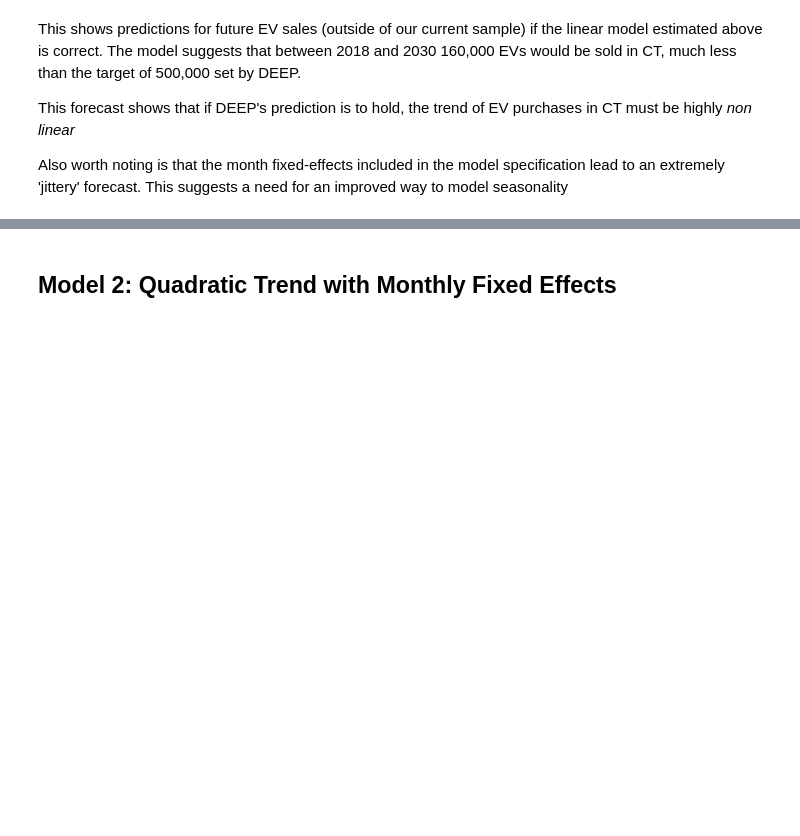
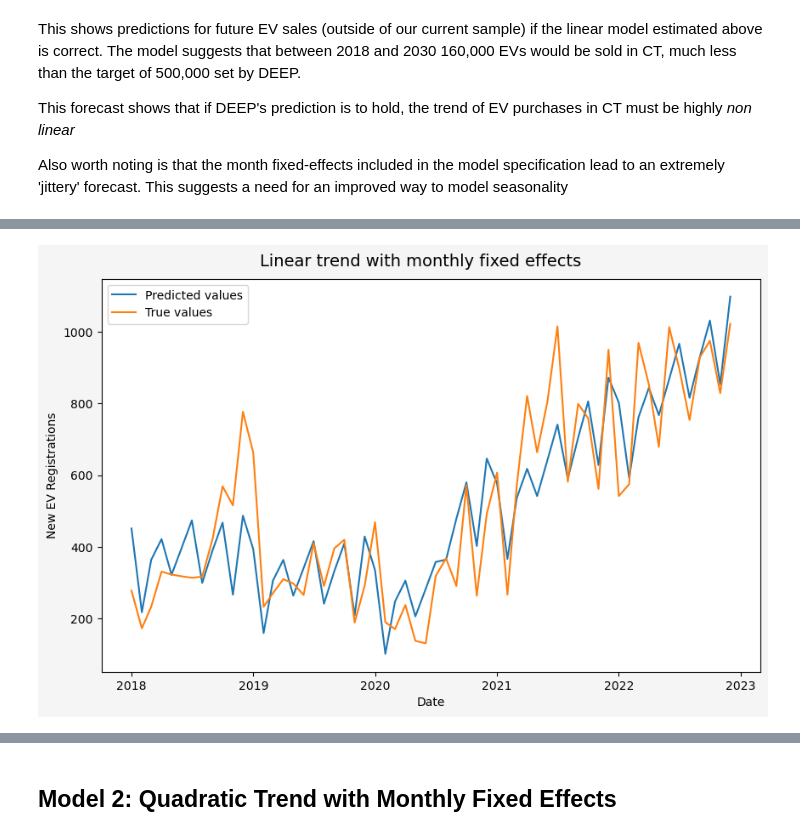
Before and after one commit to rajanoureddine/ctdot-tobin-yse, a Jupyter notebook: 4_forecasting/simple_forecast.ipynb, the cells around one changed output, grey strips where cells are left out. Saved outputs shown, nothing was run; the diff lists cells and outputs as text; code cells hidden in the pictures; blank space fills up the shorter version.

```diff
--- a/4_forecasting/simple_forecast.ipynb
+++ b/4_forecasting/simple_forecast.ipynb
@@ -326,0 +413,5 @@ Also worth noting is that the month fixed-effects included in the model specific
+# %%
+form_1a = form+ "+" + "post_jun_2020" + "+post_jun_2020*time"
+lsdv_model_1a = smf.ols(formula=form_1a, data=ev_sales_zip_grouped_dummies)
+lsdv_model_results_1a = lsdv_model_1a.fit()
+print(lsdv_model_results_1a.summary())
@@ -326,0 +436,26 @@ Also worth noting is that the month fixed-effects included in the model specific
+# %%
+# Get predictions
+predictions_1a = lsdv_model_results_1a.predict(ev_sales_zip_grouped_dummies)
+
+# Get errors
+errors_1a = ev_sales_zip_grouped_dummies["VEH_COUNT"].to_list() - predictions_1a
+# %%
+# Create figure
+fig, ax = plt.subplots(nrows =1, ncols = 1, figsize = (10,6), facecolor = 'whitesmoke')
+
+# Plot and add axes
+ax.plot(ev_sales_zip_grouped["date"], predictions_1a, label = 'Predicted values')
+ax.plot(ev_sales_zip_grouped["date"], ev_sales_zip_grouped_dummies["VEH_COUNT"], label = 'True values')
+ax.set_xlabel("Date")
+ax.set_ylabel("New EV Registrations")
+
+# Add legend
+ax.legend(loc= 'best')
+
+# Add title
+plt.suptitle("Linear trend with monthly fixed effects", y=0.93, fontsize = 14)
+
+# Show
+plt.show()
+# %% [output]
+[figure, added]
```
Also changed, not shown: parts of 30 cells of this notebook.
